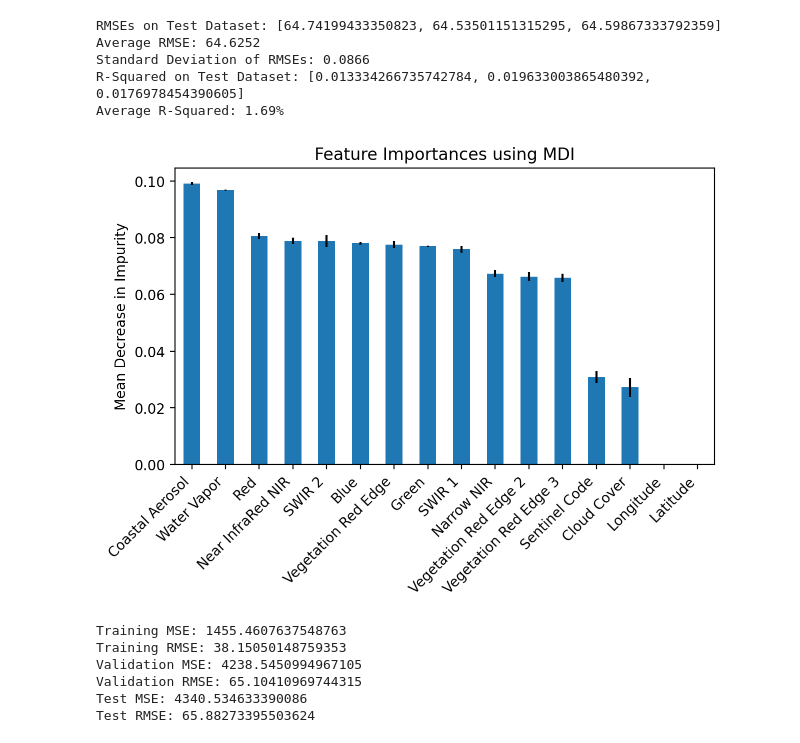
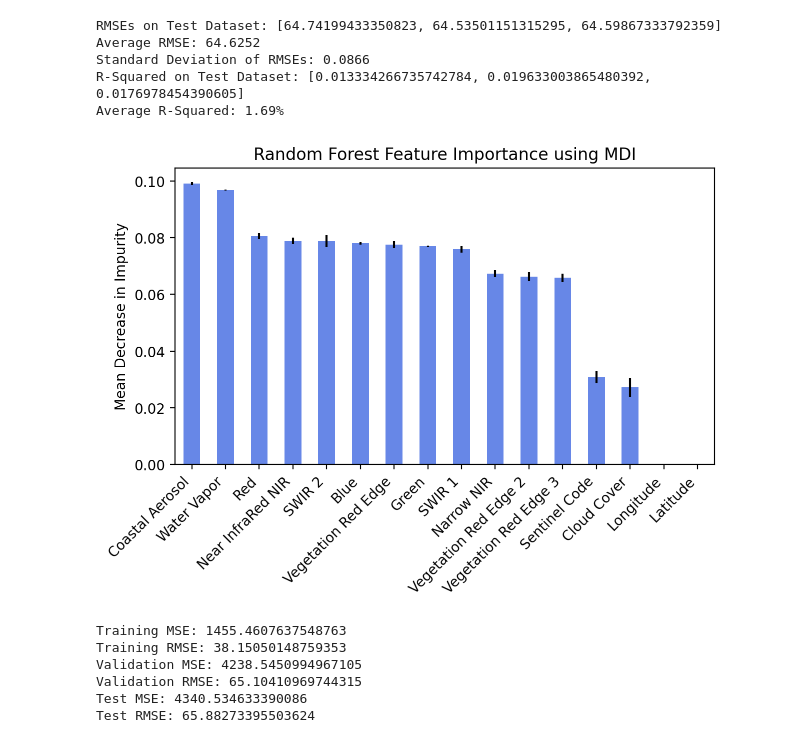
Before and after one commit to heath3rq/ML_Machine-Learning-Biomass-Density-Estimation, a Jupyter notebook: random_forest.ipynb, the cells around one changed output. Drawn from its saved outputs; the diff is of its cells as text; code cells hidden in the pictures.

Commit message:
add graphs

```diff
--- a/random_forest.ipynb
+++ b/random_forest.ipynb
@@ -67,27 +67,37 @@ R-Squared on Test Dataset: [0.013334266735742784, 0.019633003865480392, 0.017697
 Average R-Squared: 1.69%
 # %%
 # Extract Feature Importance
-importances_wo_evi = rf_model_base.feature_importances_.reshape(16, -1).sum(axis=1)
+importances_wo_evi = rf_model_base.feature_importances_.reshape(
+    16, -1).sum(axis=1)
 x_label_wo_evi = ["Coastal Aerosol", "Blue", "Green", "Red", "Vegetation Red Edge", "Vegetation Red Edge 2", "Vegetation Red Edge 3",
-           "Near InfraRed NIR", "Narrow NIR", "Water Vapor", "SWIR 1", "SWIR 2", "Cloud Cover", "Sentinel Code", "Latitude", "Longitude"]
+                  "Near InfraRed NIR", "Narrow NIR", "Water Vapor", "SWIR 1", "SWIR 2", "Cloud Cover", "Sentinel Code", "Latitude", "Longitude"]
 std_wo_evi = rf_model_base.feature_importances_.reshape(16, -1).std(axis=1)
 
-# create tuples of importance scores and labels, sort by importance scores
-sorted_data_wo_evi = sorted(zip(importances_wo_evi, x_label_wo_evi, std_wo_evi), reverse=True)
 
-# unpack sorted importance scores and labels into separate lists
-sorted_importance_wo_evi, sorted_labels_wo_evi, sorted_std_wo_evi = zip(*sorted_data_wo_evi)
+def sorted_bar_graph(values:np.ndarray, x_labels: list[str], std: np.ndarray, title: str, y_label: str)->None:
+    """Plot sorted bar graph with standard deviation for Random Forest feature importance."""
+    # create tuples of importance scores and labels, sort by importance scores
+    sorted_data = sorted(
+        zip(values, x_labels, std), reverse=True)
 
-fig, ax = plt.subplots()
-forest_importances = pd.Series(sorted_importance_wo_evi, index=sorted_labels_wo_evi)
-forest_importances.plot.bar(yerr=sorted_std_wo_evi, ax=ax)
-ax.set_title("Feature Importances using MDI")
-ax.set_xticks(range(len(sorted_labels_wo_evi)), sorted_labels_wo_evi, rotation=45, ha="right")
-ax.set_ylabel("Mean Decrease in Impurity")
-fig.tight_layout()
-plt.show()
+    # unpack sorted importance scores and labels into separate lists
+    sorted_values, sorted_labels, sorted_std = zip(
+        *sorted_data)
+
+    fig, ax = plt.subplots()
+    forest_importances = pd.Series(
+        sorted_values, index=sorted_labels)
+    forest_importances.plot.bar(yerr=sorted_std, ax=ax, color="royalblue", alpha=0.8)
+    ax.set_title(title)
+    ax.set_xticks(range(len(sorted_labels)),
+                sorted_labels, rotation=45, ha="right")
+    ax.set_ylabel(y_label)
+    fig.tight_layout()
+    plt.show()
+
+sorted_bar_graph(importances_wo_evi, x_label_wo_evi, std_wo_evi, "Random Forest Feature Importance using MDI", "Mean Decrease in Impurity")
 # %% [output]
-[figure, old version]
+[figure, new version]
 # %%
 # 1B
 # xgboost WITH ALL BANDS but no EVI
```
Also changed, not shown: parts of 3 cells of this notebook.
